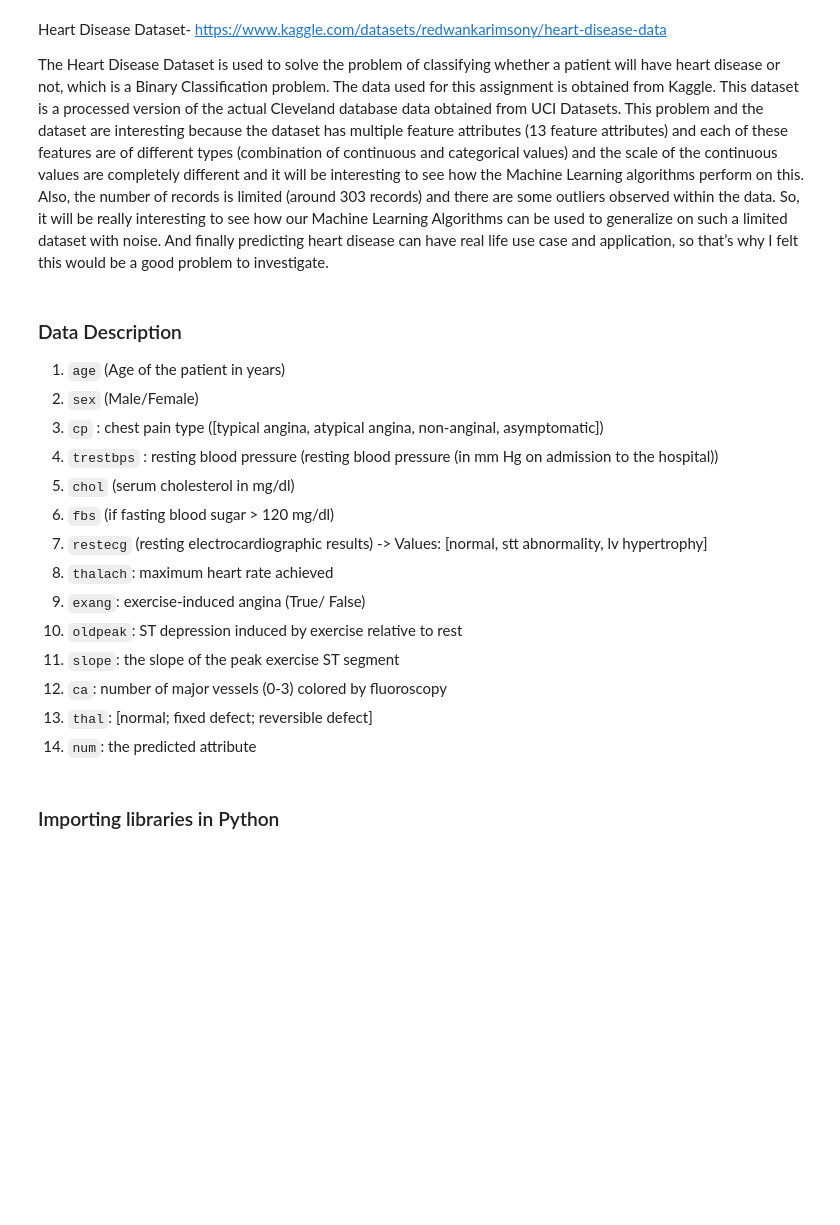
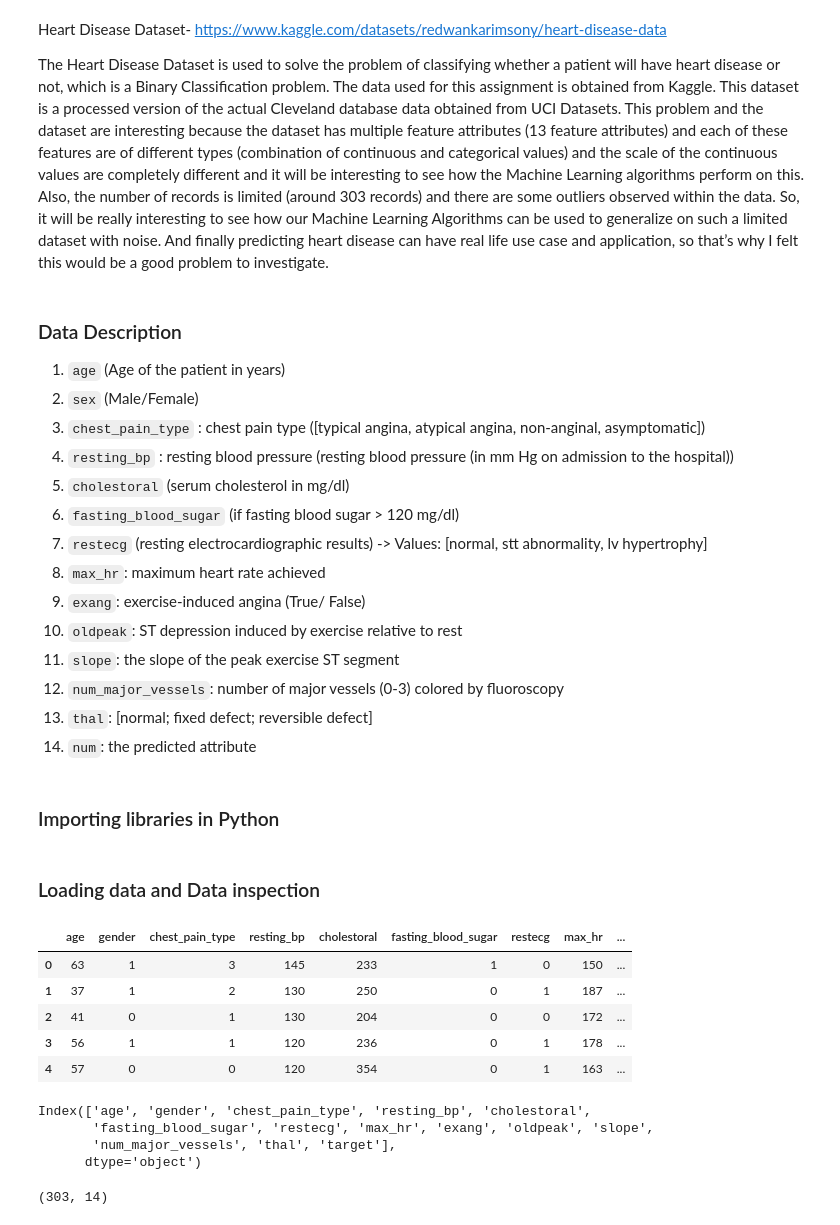
Before and after one commit to florboydens/DataViz_Workshop, a Jupyter notebook: Data_Viz_Workshop_Day_3.ipynb, the cells around one changed output. Drawn from its saved outputs; the diff is of its cells as text; code cells hidden in the pictures; blank space fills up the shorter version.

```diff
--- a/Data_Viz_Workshop_Day_3.ipynb
+++ b/Data_Viz_Workshop_Day_3.ipynb
@@ -27,16 +27,16 @@ The Heart Disease Dataset is used to solve the problem of classifying whether a
 
 1. `age` (Age of the patient in years)
 2. `sex` (Male/Female)
-3. `cp` : chest pain type ([typical angina, atypical angina, non-anginal, asymptomatic])
-4. `trestbps` : resting blood pressure (resting blood pressure (in mm Hg on admission to the hospital))
-5. `chol` (serum cholesterol in mg/dl)
-6. `fbs` (if fasting blood sugar > 120 mg/dl)
+3. `chest_pain_type` : chest pain type ([typical angina, atypical angina, non-anginal, asymptomatic])
+4. `resting_bp` : resting blood pressure (resting blood pressure (in mm Hg on admission to the hospital))
+5. `cholestoral` (serum cholesterol in mg/dl)
+6. `fasting_blood_sugar` (if fasting blood sugar > 120 mg/dl)
 7. `restecg` (resting electrocardiographic results) -> Values: [normal, stt abnormality, lv hypertrophy]
-8. `thalach`: maximum heart rate achieved
+8. `max_hr`: maximum heart rate achieved
 9. `exang`: exercise-induced angina (True/ False)
 10. `oldpeak`: ST depression induced by exercise relative to rest
 11. `slope`: the slope of the peak exercise ST segment
-12. `ca`: number of major vessels (0-3) colored by fluoroscopy
+12. `num_major_vessels`: number of major vessels (0-3) colored by fluoroscopy
 13. `thal`: [normal; fixed defect; reversible defect]
 14. `num`: the predicted attribute
 # %% [markdown]
@@ -48,3 +48,27 @@ import numpy as np
 import matplotlib.pyplot as plt
 import seaborn as sns
 sns.set(style="whitegrid")
+# %% [markdown]
+### Loading data and Data inspection
+# %%
+# Downloading data and loading data as a data frame
+data = pd.read_csv("https://raw.githubusercontent.com/adib0073/Educative_SSDS_course/main/data/heart_disease.csv")
+data.head()
+# %% [output]
+|  | age | gender | chest_pain_type | resting_bp | cholestoral | fasting_blood_sugar | restecg | max_hr | ... |
+| 0 | 63 | 1 | 3 | 145 | 233 | 1 | 0 | 150 | ... |
+| 1 | 37 | 1 | 2 | 130 | 250 | 0 | 1 | 187 | ... |
+| 2 | 41 | 0 | 1 | 130 | 204 | 0 | 0 | 172 | ... |
+| 3 | 56 | 1 | 1 | 120 | 236 | 0 | 1 | 178 | ... |
+| 4 | 57 | 0 | 0 | 120 | 354 | 0 | 1 | 163 | ... |
+# %%
+data.columns
+# %% [output]
+Index(['age', 'gender', 'chest_pain_type', 'resting_bp', 'cholestoral',
+       'fasting_blood_sugar', 'restecg', 'max_hr', 'exang', 'oldpeak', 'slope',
+       'num_major_vessels', 'thal', 'target'],
+      dtype='object')
+# %%
+data.shape
+# %% [output]
+(303, 14)
```
Also changed, not shown: parts of 10 cells of this notebook.
